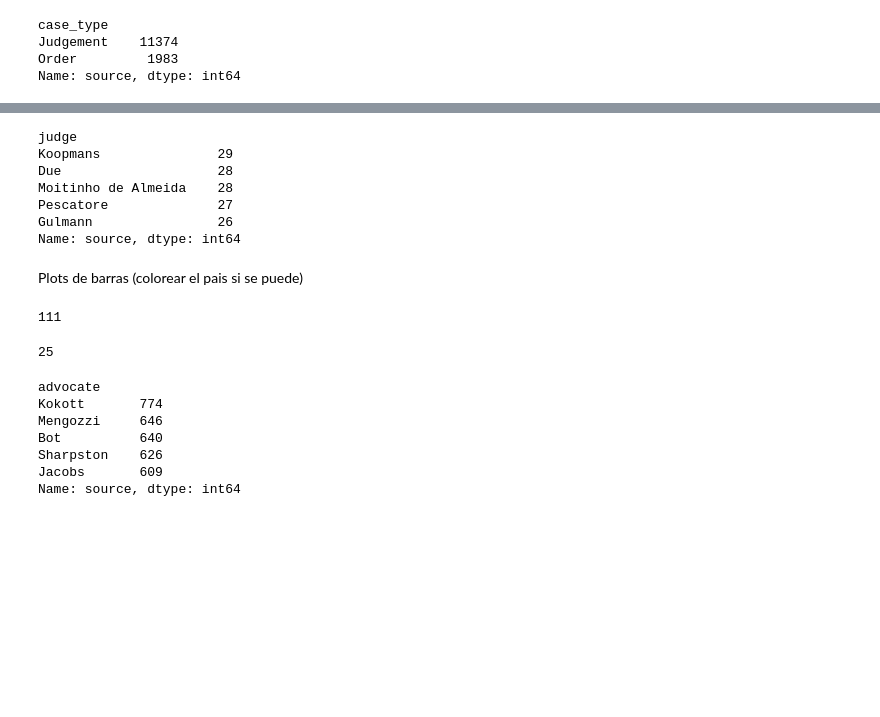
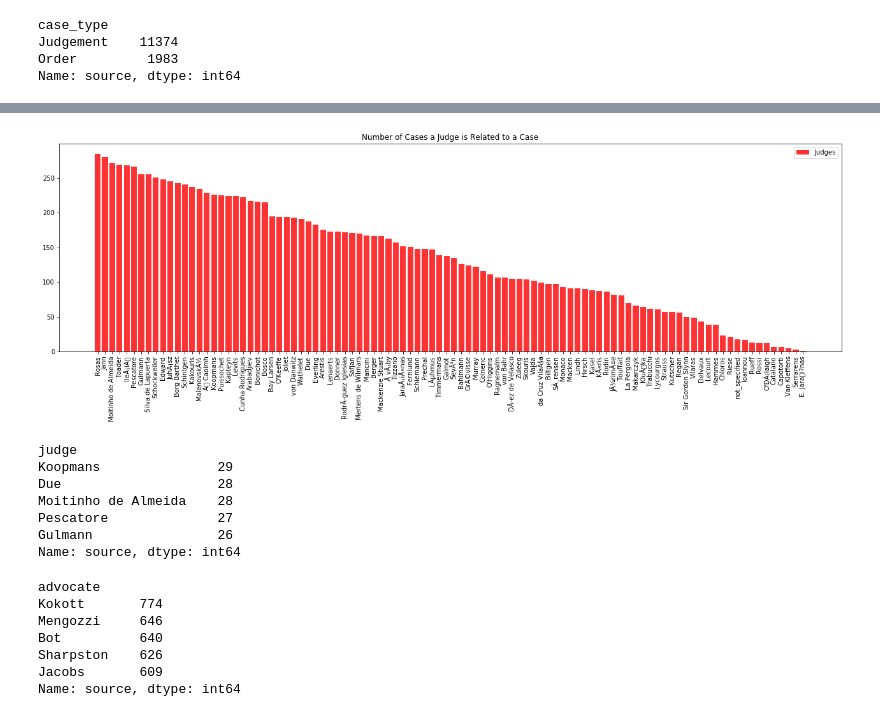
Before and after one commit to MaastrichtU-IDS/case-law-analysis, a Jupyter notebook: notebooks/EUR-LEX EDA.ipynb, the cells around one changed output, grey strips where cells are left out. Drawn from its saved outputs; the diff is of its cells as text; code cells hidden in the pictures; blank space fills up the shorter version.

```diff
--- a/notebooks/EUR-LEX EDA.ipynb
+++ b/notebooks/EUR-LEX EDA.ipynb
@@ -55,2 +99,2 @@ len(metadata[metadata['year_document'] >=2017]['judge'].unique())
 # %%
-metadata.groupby('judge').count()['source'].sort_values(ascending=False).head()
+judges = metadata.groupby('judge').count()['source'].sort_values(ascending=False)
@@ -65,3 +101,14 @@ Name: source, dtype: int64
+# %%
+plt.figure(figsize=(22, 6))
+position = range(len(judges))
+plt.bar(position, judges, align='center', alpha=0.8, label='Judges', color='red')
+plt.bar(position, judges, align='center', alpha=0.8, label='Judges', color='red')
+plt.xticks(position, judges.index, rotation=90)
+plt.legend(loc='best')
+plt.title('Number of Cases a Judge is Related to a Case')
+plt.show()
+# %% [output]
+[figure, added]
 # %%
 metadata[metadata['joined_cases'] ==1].groupby('judge').count()['source'].sort_values(ascending=False).head()
 #What happen with joined cases
@@ -73,16 +120,6 @@ Moitinho de Almeida    28
 Pescatore              27
 Gulmann                26
 Name: source, dtype: int64
-# %% [markdown]
-Plots de barras (colorear el pais si se puede)
-# %%
-len(metadata['advocate'].unique())
-# %% [output]
-111
-# %%
-len(metadata[metadata['year_document'] >=2017]['advocate'].unique())
-# %% [output]
-25
 # %%
 metadata.groupby('advocate').count()['source'].sort_values(ascending=False).head()
 # %% [output]
```
Also changed, not shown: parts of 39 cells of this notebook, 5 other files.
